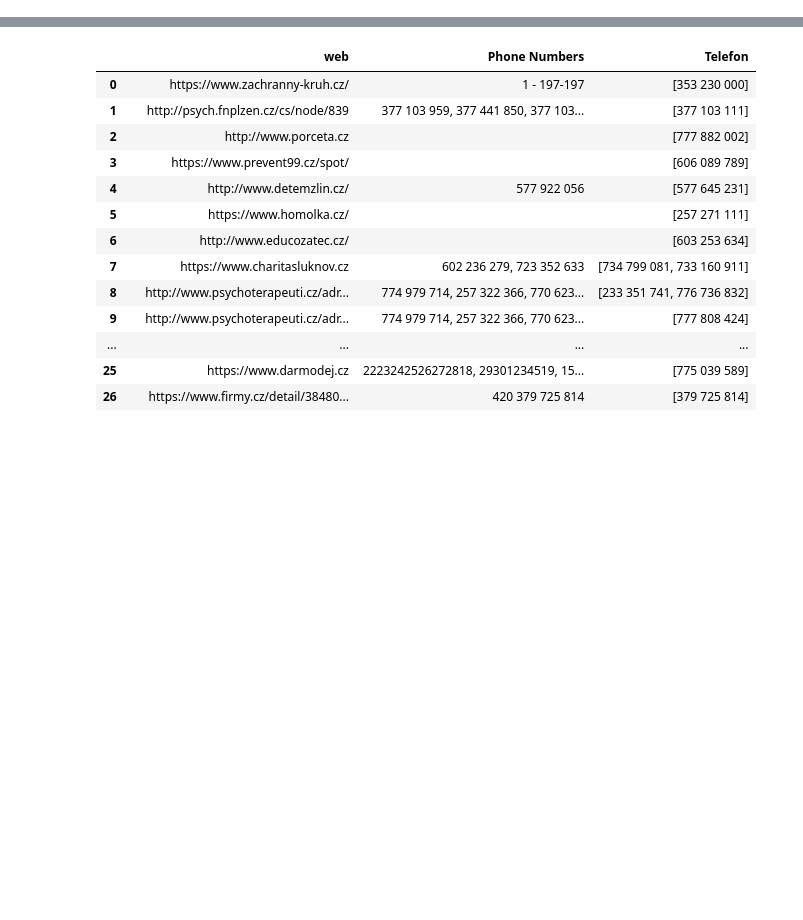
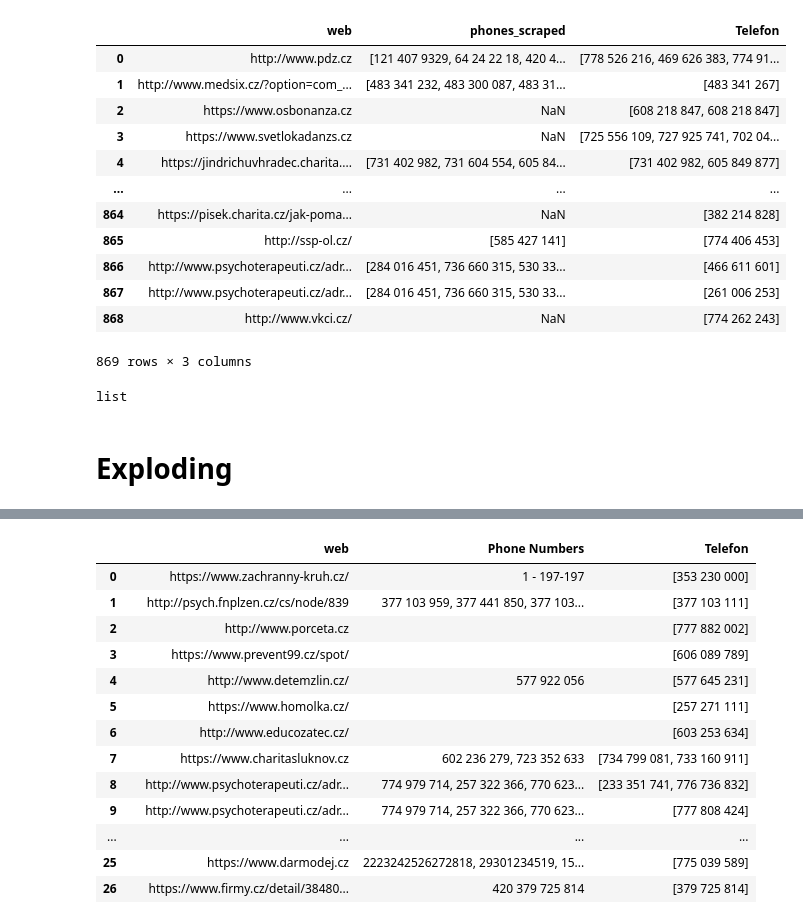
Before and after one commit to DmitriiSid/SafeZone, a Jupyter notebook: notebooks/testing.ipynb, the cells around one changed output, grey strips where cells are left out. Cells and saved outputs as stored; diff of their text form; code cells hidden in the pictures; blank space fills up the shorter version.

```diff
--- a/notebooks/testing.ipynb
+++ b/notebooks/testing.ipynb
@@ -177,3 +193,0 @@ df_res
-# %%
-df_agg = df_agg.reset_index().rename(columns={'web': 'web', 'Telefon': 'Telefon'})
-df_agg = pd.DataFrame(df_agg)
@@ -188,2 +194,24 @@ KeyError: "['level_0'] not found in axis"
 # %%
 preview = df_res.merge(df_agg , on="web")
+preview['phones_scraped'] = preview['phones_scraped'].str.split(', ')
+preview
+# %% [output]
+|  | web | phones_scraped | Telefon |
+| 0 | http://www.pdz.cz | [121 407 9329, 64 24 22 18, 420 4... | [778 526 216, 469 626 383, 774 91... |
+| 1 | http://www.medsix.cz/?option=com_... | [483 341 232, 483 300 087, 483 31... | [483 341 267] |
+| 2 | https://www.osbonanza.cz | NaN | [608 218 847, 608 218 847] |
+| 3 | https://www.svetlokadanzs.cz | NaN | [725 556 109, 727 925 741, 702 04... |
+| 4 | https://jindrichuvhradec.charita.... | [731 402 982, 731 604 554, 605 84... | [731 402 982, 605 849 877] |
+| ... | ... | ... | ... |
+| 864 | https://pisek.charita.cz/jak-poma... | NaN | [382 214 828] |
+| 865 | http://ssp-ol.cz/ | [585 427 141] | [774 406 453] |
+| 866 | http://www.psychoterapeuti.cz/adr... | [284 016 451, 736 660 315, 530 33... | [466 611 601] |
+| 867 | http://www.psychoterapeuti.cz/adr... | [284 016 451, 736 660 315, 530 33... | [261 006 253] |
+| 868 | http://www.vkci.cz/ | NaN | [774 262 243] |
+869 rows × 3 columns
+# %%
+type(preview['Telefon'][0])
+# %% [output]
+list
+# %% [markdown]
+# Exploding
```
Also changed, not shown: parts of 19 cells of this notebook, 7 other files.
